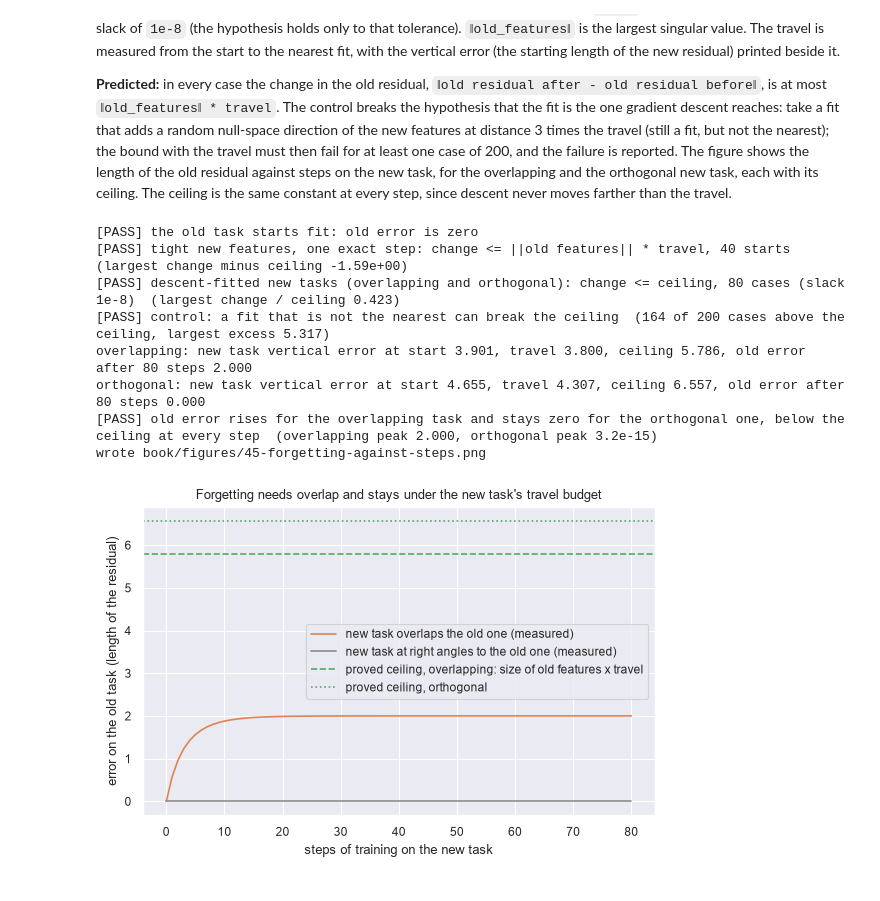
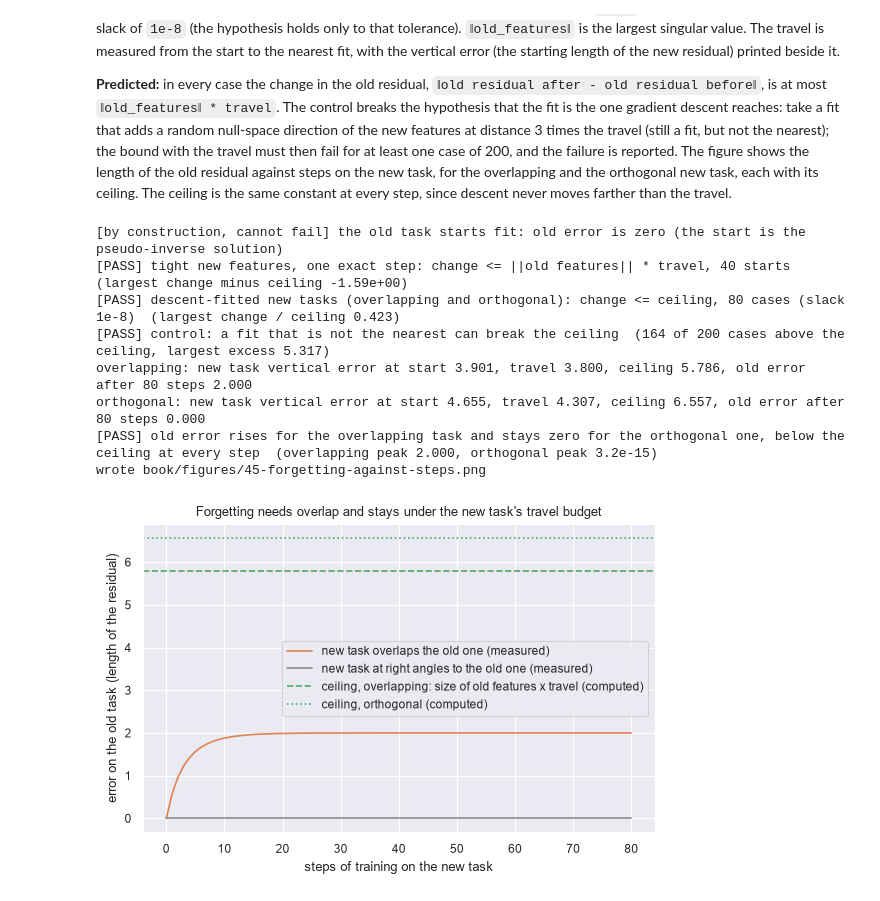
Before and after one commit to Ghost---Shadow/squiggly-line-theorem, a Jupyter notebook: experiments/part7/ch45_pruning_and_forgetting.ipynb, the cells around one changed output. Saved outputs shown, nothing was run; the diff lists cells and outputs as text; code cells hidden in the pictures.

Commit message:
Chapter 45 notebook: audit against the new rules
Co-Authored-By: Claude Fable 5.2 <noreply@anthropic.com>

```diff
--- a/experiments/part7/ch45_pruning_and_forgetting.ipynb
+++ b/experiments/part7/ch45_pruning_and_forgetting.ipynb
@@ -32,6 +32,12 @@ def run_gradient_steps(features, labels, learning_rate, step_count, start_weight
     return weights
 
 
+def note_by_construction(label, holds, detail=""):
+    """A property the code sets up on purpose. It is asserted so a typo stops the notebook, but it is not evidence."""
+    print(f"[by construction, cannot fail] {label}" + (f"  ({detail})" if detail else ""))
+    assert holds, f"setup broken: {label}"
+
+
 def get_residual(features, labels, weights):
     return labels - features @ weights
 
@@ -399,7 +407,8 @@ task, each with its ceiling. The ceiling is the same constant at every step, sin
 generator = np.random.default_rng(SEED + 3)
 old_start = np.linalg.pinv(old_features) @ old_labels
 old_norm = np.linalg.norm(old_features, 2)
-report("the old task starts fit: old error is zero", np.linalg.norm(get_residual(old_features, old_labels, old_start)) < 1e-12)
+note_by_construction("the old task starts fit: old error is zero (the start is the pseudo-inverse solution)",
+                     np.linalg.norm(get_residual(old_features, old_labels, old_start)) < 1e-12)
 
 tight_new, _ = np.linalg.qr(generator.standard_normal((WEIGHT_DIM, NEW_COUNT)))
 tight_new = 2.0 * tight_new.T
@@ -457,34 +466,34 @@ for name, new_features in (("overlapping", overlap_new), ("orthogonal", orthogon
     for step in range(STEPS_SHOWN):
         weights = take_gradient_step(new_features, new_labels, rate, weights)
         errors.append(np.linalg.norm(get_residual(old_features, old_labels, weights)))
     figure_curves[name] = np.array(errors)
     travel = get_travel(new_features, new_labels, start_weights)
     figure_ceilings[name] = old_norm * travel
     print(f"{name}: new task vertical error at start {np.linalg.norm(get_residual(new_features, new_labels, start_weights)):.3f}, "
           f"travel {travel:.3f}, ceiling {figure_ceilings[name]:.3f}, old error after {STEPS_SHOWN} steps {errors[-1]:.3f}")
 report("old error rises for the overlapping task and stays zero for the orthogonal one, below the ceiling at every step",
        figure_curves["overlapping"].max() > 0.1 and figure_curves["orthogonal"].max() < 1e-10
        and all(figure_curves[name].max() <= figure_ceilings[name] + 1e-10 for name in figure_curves),
        f"overlapping peak {figure_curves['overlapping'].max():.3f}, orthogonal peak {figure_curves['orthogonal'].max():.1e}")
 
 figure, axis = plt.subplots(figsize=(6.6, 4))
 axis.plot(figure_curves["overlapping"], "-", color=VERTICAL, label="new task overlaps the old one (measured)")
 axis.plot(figure_curves["orthogonal"], "-", color=BEFORE, label="new task at right angles to the old one (measured)")
-axis.axhline(figure_ceilings["overlapping"], color=BOUND, linestyle="--", label="proved ceiling, overlapping: size of old features x travel")
-axis.axhline(figure_ceilings["orthogonal"], color=BOUND, linestyle=":", label="proved ceiling, orthogonal")
+axis.axhline(figure_ceilings["overlapping"], color=BOUND, linestyle="--", label="ceiling, overlapping: size of old features x travel (computed)")
+axis.axhline(figure_ceilings["orthogonal"], color=BOUND, linestyle=":", label="ceiling, orthogonal (computed)")
 axis.set_xlabel("steps of training on the new task")
 axis.set_ylabel("error on the old task (length of the residual)")
 axis.set_title("Forgetting needs overlap and stays under the new task's travel budget")
 axis.legend(loc="center right")
 save_figure(figure, "45-forgetting-against-steps")
 plt.show()
 # %% [output]
-[PASS] the old task starts fit: old error is zero
+[by construction, cannot fail] the old task starts fit: old error is zero (the start is the pseudo-inverse solution)
 [PASS] tight new features, one exact step: change <= ||old features|| * travel, 40 starts  (largest change minus ceiling -1.59e+00)
 [PASS] descent-fitted new tasks (overlapping and orthogonal): change <= ceiling, 80 cases (slack 1e-8)  (largest change / ceiling 0.423)
 [PASS] control: a fit that is not the nearest can break the ceiling  (164 of 200 cases above the ceiling, largest excess 5.317)
 overlapping: new task vertical error at start 3.901, travel 3.800, ceiling 5.786, old error after 80 steps 2.000
 orthogonal: new task vertical error at start 4.655, travel 4.307, ceiling 6.557, old error after 80 steps 0.000
 [PASS] old error rises for the overlapping task and stays zero for the orthogonal one, below the ceiling at every step  (overlapping peak 2.000, orthogonal peak 3.2e-15)
 wrote book/figures/45-forgetting-against-steps.png
-[figure, old version]
+[figure, new version]
```
Also changed, not shown: parts of 4 cells of this notebook, 4 other files.
